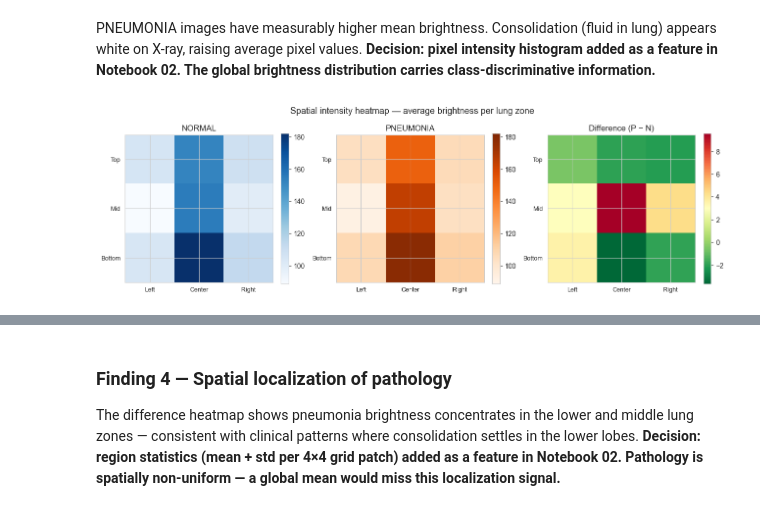
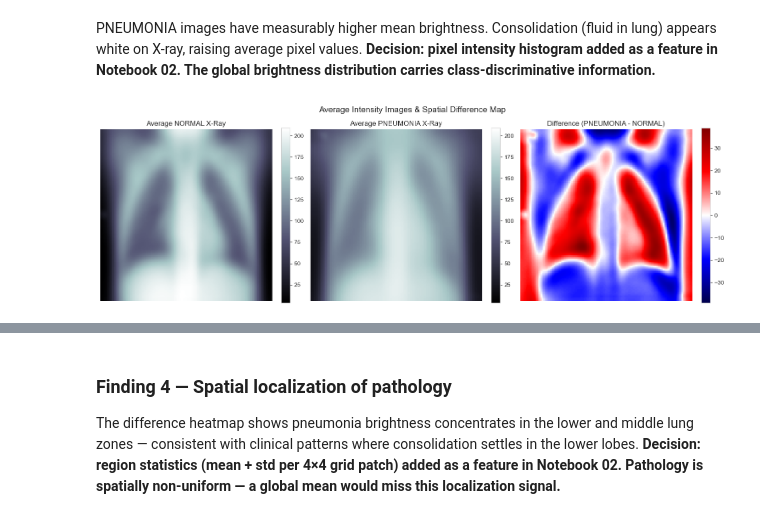
Before and after one commit to Dibya-z/Robust-Medical-Vision, a Jupyter notebook: notebooks/notebook_01_baseline.ipynb, the cells around one changed output, grey strips where cells are left out. Drawn from its saved outputs; the diff is of its cells as text; code cells hidden in the pictures.

Commit message:
Improvement on the training code and spatial localization

```diff
--- a/notebooks/notebook_01_baseline.ipynb
+++ b/notebooks/notebook_01_baseline.ipynb
@@ -101,7 +101,7 @@ brightness_pneumonia = []
 for cls, bucket in [('NORMAL', brightness_normal),
                     ('PNEUMONIA', brightness_pneumonia)]:
     folder = Path(DATA_ROOT) / 'train' / cls
-    files  = list(folder.glob('*.jpeg'))[:500]
+    files  = list(folder.glob('*.jpeg'))[:1300]
     for fp in files:
         img = cv2.imread(str(fp), cv2.IMREAD_GRAYSCALE)
         img = cv2.resize(img, IMG_SIZE)
@@ -141,62 +141,63 @@ Consolidation (fluid in lung) appears white on X-ray, raising average pixel valu
 **Decision: pixel intensity histogram added as a feature in Notebook 02.
 The global brightness distribution carries class-discriminative information.**
 # %%
-GRID = 3
-normal_grid    = np.zeros((GRID, GRID))
-pneumonia_grid = np.zeros((GRID, GRID))
-normal_count   = 0
+normal_sum = np.zeros(IMG_SIZE, dtype=np.float32)
+pneumonia_sum = np.zeros(IMG_SIZE, dtype=np.float32)
+normal_count = 0
 pneumonia_count = 0
+
+import cv2
 
 for cls in ['NORMAL', 'PNEUMONIA']:
     folder = Path(DATA_ROOT) / 'train' / cls
-    files  = list(folder.glob('*.jpeg'))[:400]
+    files = list(folder.glob('*.jpeg'))[:1300]  # sample to speed up
     for fp in files:
         img = cv2.imread(str(fp), cv2.IMREAD_GRAYSCALE)
         img = cv2.resize(img, IMG_SIZE).astype(np.float32)
-        h, w = img.shape
-        ph, pw = h // GRID, w // GRID
-        for i in range(GRID):
-            for j in range(GRID):
-                patch = img[i*ph:(i+1)*ph, j*pw:(j+1)*pw]
-                if cls == 'NORMAL':
-                    normal_grid[i, j] += patch.mean()
-                else:
-                    pneumonia_grid[i, j] += patch.mean()
-    if cls == 'NORMAL':
-        normal_count = len(files)
-    else:
-        pneumonia_count = len(files)
+        if cls == 'NORMAL':
+            normal_sum += img
+            normal_count += 1
+        else:
+            pneumonia_sum += img
+            pneumonia_count += 1
 
-normal_grid    /= normal_count
-pneumonia_grid /= pneumonia_count
-diff_grid       = pneumonia_grid - normal_grid
+avg_normal = normal_sum / normal_count
+avg_pneumonia = pneumonia_sum / pneumonia_count
 
-fig, axes = plt.subplots(1, 3, figsize=(13, 4))
-vmin = min(normal_grid.min(), pneumonia_grid.min())
-vmax = max(normal_grid.max(), pneumonia_grid.max())
+# Smooth images slightly to highlight regional differences instead of pixel noise
+avg_normal_smooth = cv2.GaussianBlur(avg_normal, (5, 5), 2)
+avg_pneumonia_smooth = cv2.GaussianBlur(avg_pneumonia, (5, 5), 2)
+diff_map = avg_pneumonia_smooth - avg_normal_smooth
 
-im0 = axes[0].imshow(normal_grid,    cmap='Blues',  vmin=vmin, vmax=vmax)
-im1 = axes[1].imshow(pneumonia_grid, cmap='Oranges', vmin=vmin, vmax=vmax)
-im2 = axes[2].imshow(diff_grid,      cmap='RdYlGn_r')
+fig, axes = plt.subplots(1, 3, figsize=(15, 5))
+vmin = min(avg_normal_smooth.min(), avg_pneumonia_smooth.min())
+vmax = max(avg_normal_smooth.max(), avg_pneumonia_smooth.max())
 
-for ax, title in zip(axes, ['NORMAL', 'PNEUMONIA', 'Difference (P − N)']):
-    ax.set_title(title, fontsize=12)
-    ax.set_xticks(range(GRID))
-    ax.set_xticklabels(['Left', 'Center', 'Right'], fontsize=9)
-    ax.set_yticks(range(GRID))
-    ax.set_yticklabels(['Top', 'Mid', 'Bottom'], fontsize=9)
+# Use 'bone' colormap which looks like a real X-ray
+im0 = axes[0].imshow(avg_normal_smooth, cmap='bone', vmin=vmin, vmax=vmax)
+axes[0].set_title('Average NORMAL X-Ray', fontsize=12)
+plt.colorbar(im0, ax=axes[0], fraction=0.046)
 
-plt.colorbar(im0, ax=axes[0], fraction=0.046)
+im1 = axes[1].imshow(avg_pneumonia_smooth, cmap='bone', vmin=vmin, vmax=vmax)
+axes[1].set_title('Average PNEUMONIA X-Ray', fontsize=12)
 plt.colorbar(im1, ax=axes[1], fraction=0.046)
+
+# Limit difference map scale to be symmetric for a seamless diverging colormap
+abs_max = np.max(np.abs(diff_map))
+im2 = axes[2].imshow(diff_map, cmap='seismic', vmin=-abs_max, vmax=abs_max)
+axes[2].set_title('Difference (PNEUMONIA - NORMAL)', fontsize=12)
 plt.colorbar(im2, ax=axes[2], fraction=0.046)
-fig.suptitle('Spatial intensity heatmap — average brightness per lung zone',
-             fontsize=13)
+
+for ax in axes:
+    ax.axis('off')
+
+fig.suptitle('Average Intensity Images & Spatial Difference Map', fontsize=14)
 plt.tight_layout()
-plt.savefig(f'{OUTPUT_PLOTS}/eda_spatial_heatmap.png',
-            dpi=150, bbox_inches='tight')
+plt.savefig(f'{OUTPUT_PLOTS}/eda_spatial_heatmap.png', dpi=150, bbox_inches='tight')
 plt.show()
 
-print("Difference grid (PNEUMONIA − NORMAL brightness per zone):")
-print(np.round(diff_grid, 2))
+print("Visualized average class images and their difference map.")
+print("- PNEUMONIA images show distinct brighter areas (red regions in difference map)")
+print("  mostly concentrated in the lower/middle lung zones (opacities) compared to NORMAL.")
 # %% [output]
-[figure, old version]
+[figure, new version]
```
Also changed, not shown: parts of 18 cells of this notebook.
